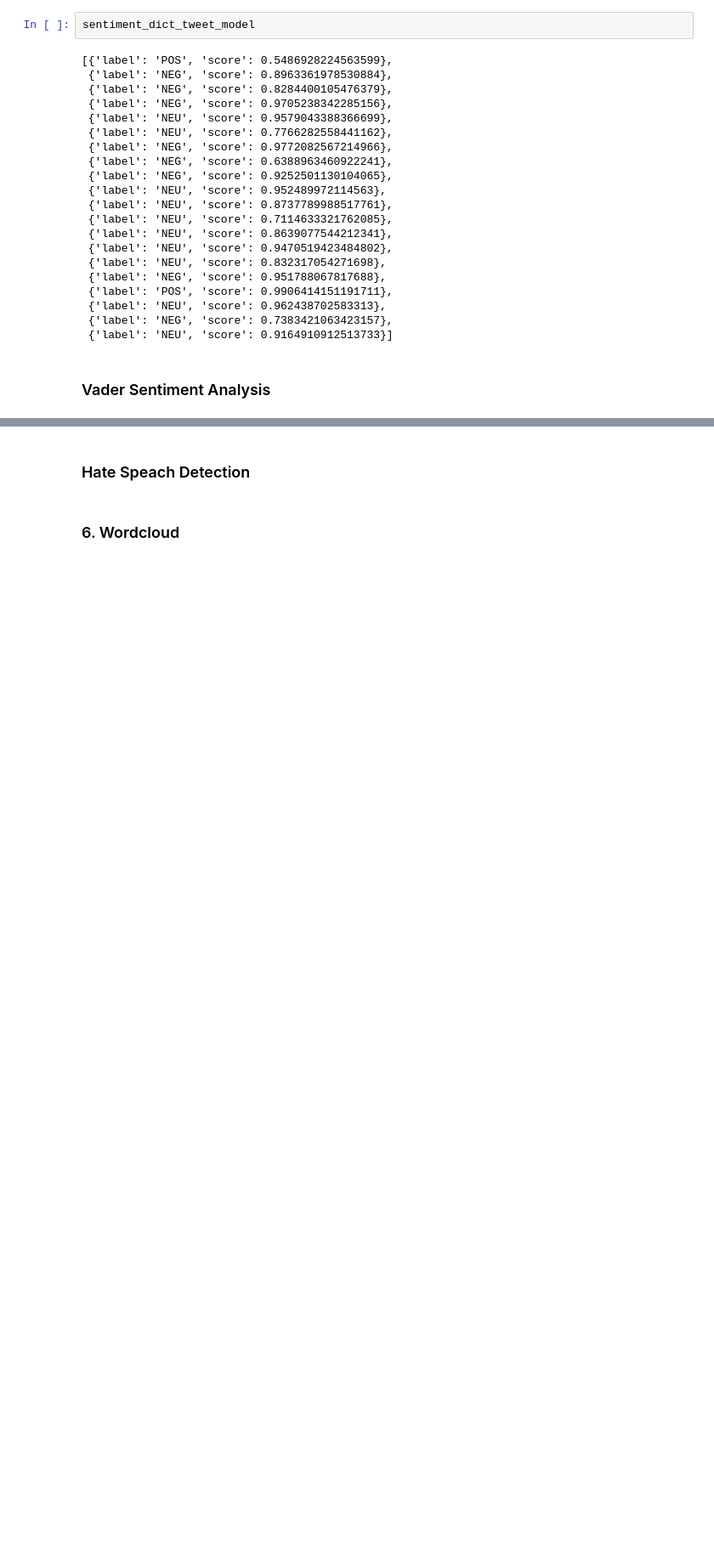
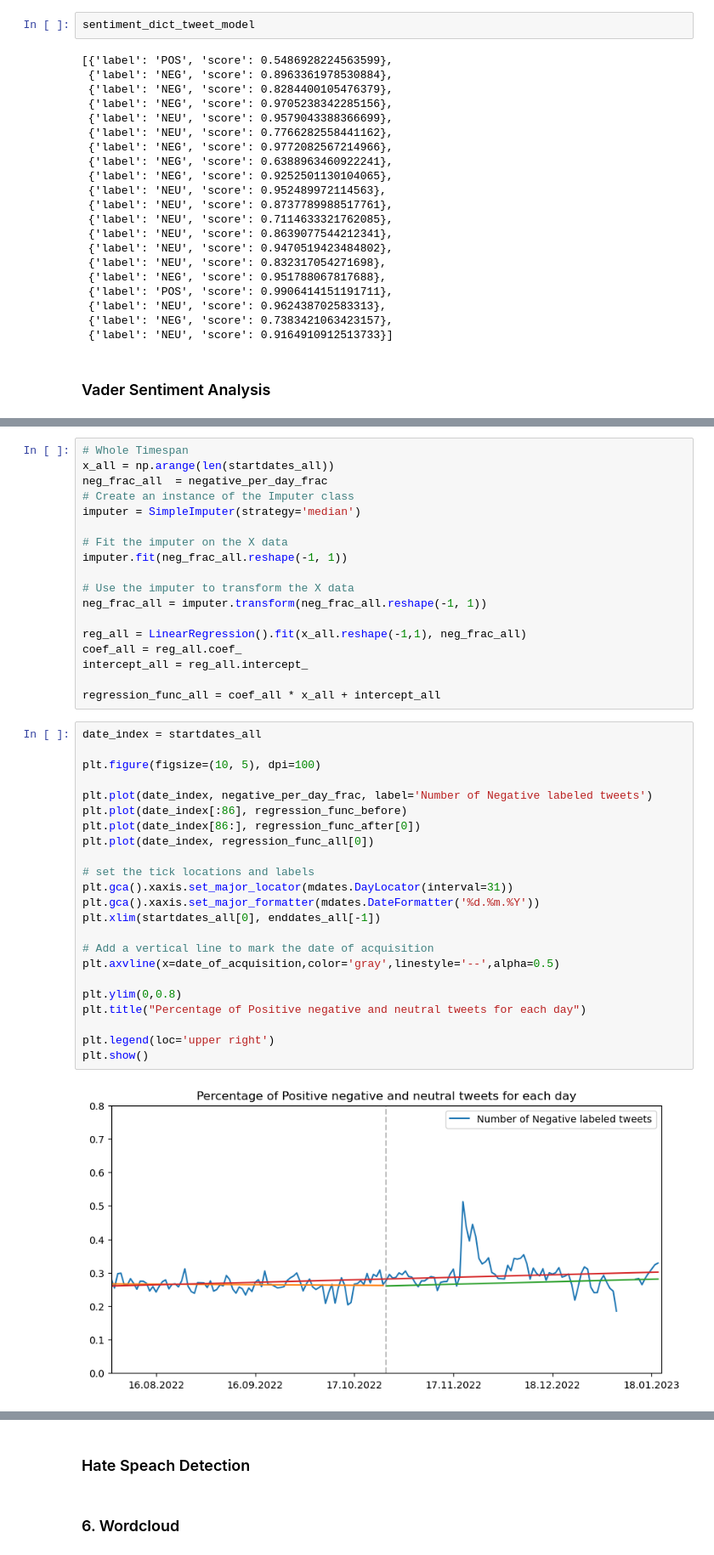
Before and after one commit to mdeppner/lgbtq-twitter-analysis, a Jupyter notebook: lgbtq_tweet_analysis.ipynb, the cells around one changed output, grey strips where cells are left out. Shown at 85% size. Cells and saved outputs as stored; diff of their text form; blank space fills up the shorter version.

```diff
--- a/lgbtq_tweet_analysis.ipynb
+++ b/lgbtq_tweet_analysis.ipynb
@@ -722,0 +859,43 @@ sentiment_dict_tweet_model
+# %%
+# Whole Timespan
+x_all = np.arange(len(startdates_all))
+neg_frac_all  = negative_per_day_frac
+# Create an instance of the Imputer class
+imputer = SimpleImputer(strategy='median')
+
+# Fit the imputer on the X data
+imputer.fit(neg_frac_all.reshape(-1, 1))
+
+# Use the imputer to transform the X data
+neg_frac_all = imputer.transform(neg_frac_all.reshape(-1, 1))
+
+reg_all = LinearRegression().fit(x_all.reshape(-1,1), neg_frac_all)
+coef_all = reg_all.coef_
+intercept_all = reg_all.intercept_
+
+regression_func_all = coef_all * x_all + intercept_all
+# %%
+date_index = startdates_all
+
+plt.figure(figsize=(10, 5), dpi=100)
+
+plt.plot(date_index, negative_per_day_frac, label='Number of Negative labeled tweets')
+plt.plot(date_index[:86], regression_func_before)
+plt.plot(date_index[86:], regression_func_after[0])
+plt.plot(date_index, regression_func_all[0])
+
+# set the tick locations and labels
+plt.gca().xaxis.set_major_locator(mdates.DayLocator(interval=31))
+plt.gca().xaxis.set_major_formatter(mdates.DateFormatter('%d.%m.%Y'))
+plt.xlim(startdates_all[0], enddates_all[-1])
+
+# Add a vertical line to mark the date of acquisition
+plt.axvline(x=date_of_acquisition,color='gray',linestyle='--',alpha=0.5)
+
+plt.ylim(0,0.8)
+plt.title("Percentage of Positive negative and neutral tweets for each day")
+
+plt.legend(loc='upper right')
+plt.show()
+# %% [output]
+[figure, added]
```
Also changed, not shown: parts of 26 cells of this notebook.
